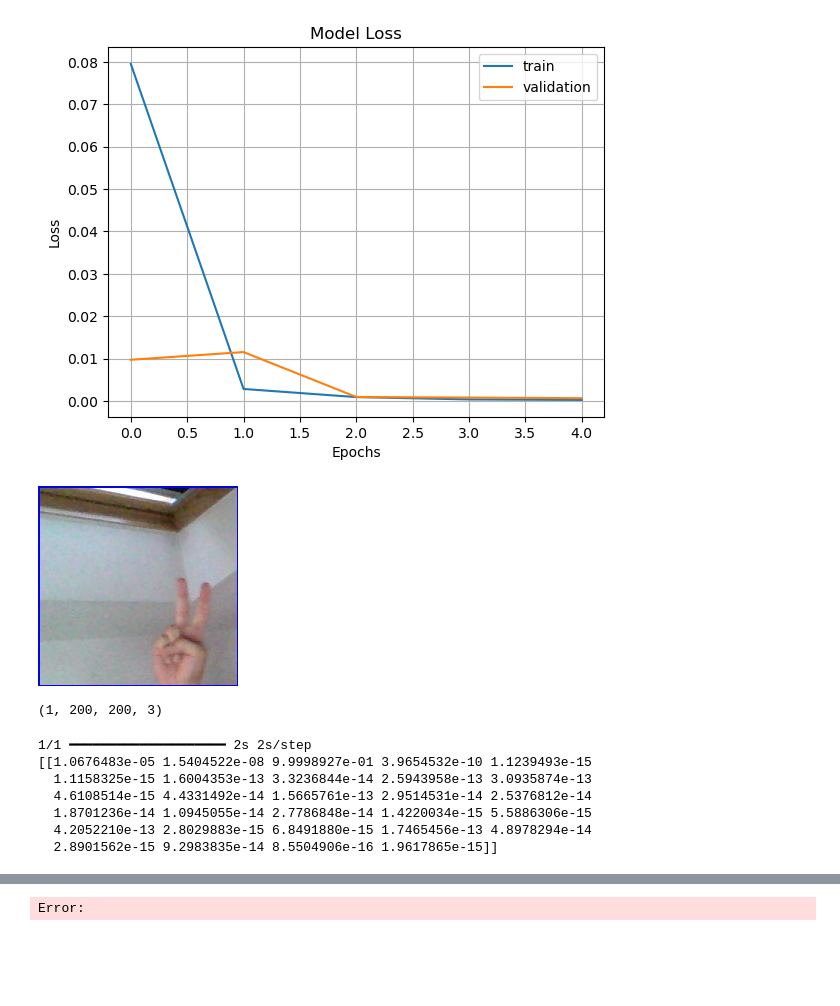
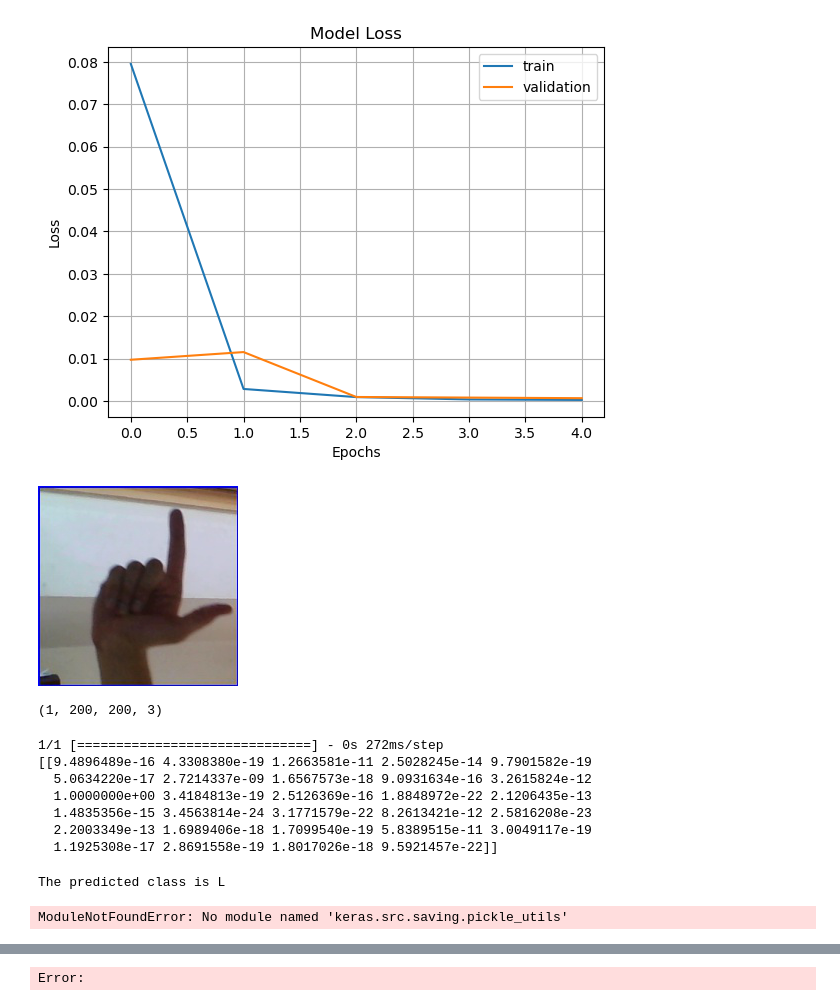
Before and after one commit to BhaveshSidhwani/ASL-recognition, a Jupyter notebook: rgb_ResNet.ipynb, the cells around one changed output, grey strips where cells are left out. Cells and saved outputs as stored; diff of their text form; code cells hidden in the pictures; blank space fills up the shorter version.

Commit message:
Model load and test

```diff
--- a/rgb_ResNet.ipynb
+++ b/rgb_ResNet.ipynb
@@ -142,10 +151,10 @@ plt.show()
 [figure]
 # %%
 from pathlib import Path
-sign = list(Path(dataset_path).glob('V/*'))
+sign = list(Path("./data").glob('10/*'))
 PIL.Image.open(str(sign[4]))
 # %% [output]
-[figure, old version]
+[figure, new version]
 # %%
 import cv2
 image=cv2.imread(str(sign[0]))
@@ -155,13 +164,13 @@ print(image.shape)
 # %% [output]
 (1, 200, 200, 3)
 # %%
-pred=resnet_model.predict(image)
+pred=model.predict(image)
 print(pred)
 # %% [output]
-1/1 ━━━━━━━━━━━━━━━━━━━━ 2s 2s/step
-[[1.0676483e-05 1.5404522e-08 9.9998927e-01 3.9654532e-10 1.1239493e-15
-  1.1158325e-15 1.6004353e-13 3.3236844e-14 2.5943958e-13 3.0935874e-13
-  4.6108514e-15 4.4331492e-14 1.5665761e-13 2.9514531e-14 2.5376812e-14
-  1.8701236e-14 1.0945055e-14 2.7786848e-14 1.4220034e-15 5.5886306e-15
-  4.2052210e-13 2.8029883e-15 6.8491880e-15 1.7465456e-13 4.8978294e-14
-  2.8901562e-15 9.2983835e-14 8.5504906e-16 1.9617865e-15]]
+1/1 [==============================] - 0s 272ms/step
+[[9.4896489e-16 4.3308380e-19 1.2663581e-11 2.5028245e-14 9.7901582e-19
+  5.0634220e-17 2.7214337e-09 1.6567573e-18 9.0931634e-16 3.2615824e-12
+  1.0000000e+00 3.4184813e-19 2.5126369e-16 1.8848972e-22 2.1206435e-13
+  1.4835356e-15 3.4563814e-24 3.1771579e-22 8.2613421e-12 2.5816208e-23
+  2.2003349e-13 1.6989406e-18 1.7099540e-19 5.8389515e-11 3.0049117e-19
+  1.1925308e-17 2.8691558e-19 1.8017026e-18 9.5921457e-22]]
@@ -170,0 +177,17 @@ print("The predicted class is", output_class)
+# %%
+class_names=['A','B','C','D','E','F','G','H','I','K','L','M','N','O','P','Q','R','S','T','U','V','W','X','Y']
+output_class=class_names[np.argmax(pred)]
+print("The predicted class is", output_class)
+# %% [output]
+The predicted class is L
+# %%
+import pickle
+
+# Load the pickle file
+with open('model.pkl', 'rb') as f:
+    model = pickle.load(f)
+
+# Print the model summary
+model.summary()
+# %% [output]
+ModuleNotFoundError: No module named 'keras.src.saving.pickle_utils'
```
Also changed, not shown: parts of 10 cells of this notebook.
